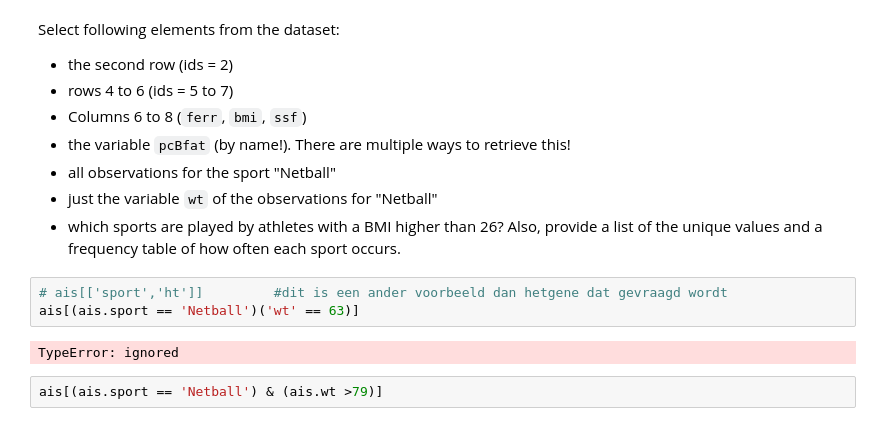
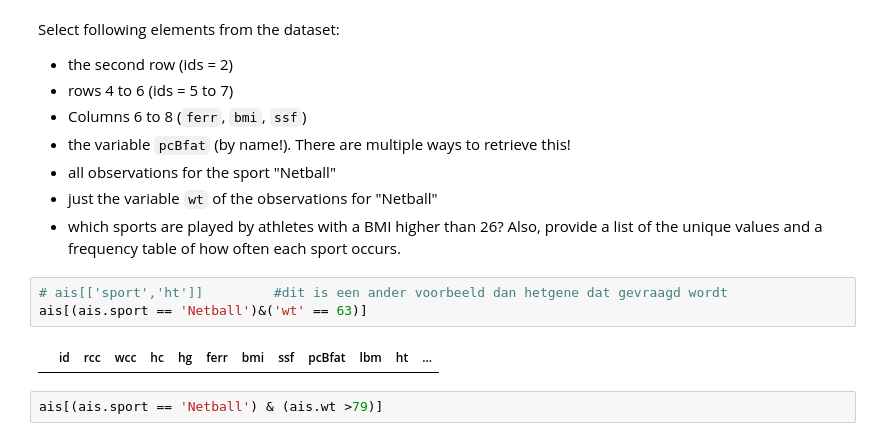
Before and after one commit to arnauddormaels/Data-Science-and-AI, a Jupyter notebook: Solution Labs/lab-1.01-ais.ipynb, the cells around one changed output. Saved outputs shown, nothing was run; the diff lists cells and outputs as text.

```diff
--- a/Solution Labs/lab-1.01-ais.ipynb
+++ b/Solution Labs/lab-1.01-ais.ipynb
@@ -99,9 +99,9 @@ Select following elements from the dataset:
 - which sports are played by athletes with a BMI higher than 26? Also, provide a list of the unique values and a frequency table of how often each sport occurs.
 # %%
 # ais[['sport','ht']]         #dit is een ander voorbeeld dan hetgene dat gevraagd wordt
-ais[(ais.sport == 'Netball')('wt' == 63)]
+ais[(ais.sport == 'Netball')&('wt' == 63)]
 # %% [output]
-TypeError: ignored
+|  | id | rcc | wcc | hc | hg | ferr | bmi | ssf | pcBfat | lbm | ht | ... |
 # %%
 ais[(ais.sport == 'Netball') & (ais.wt >79)]
 # %% [output]
```
Also changed, not shown: parts of 1 cell of this notebook.
